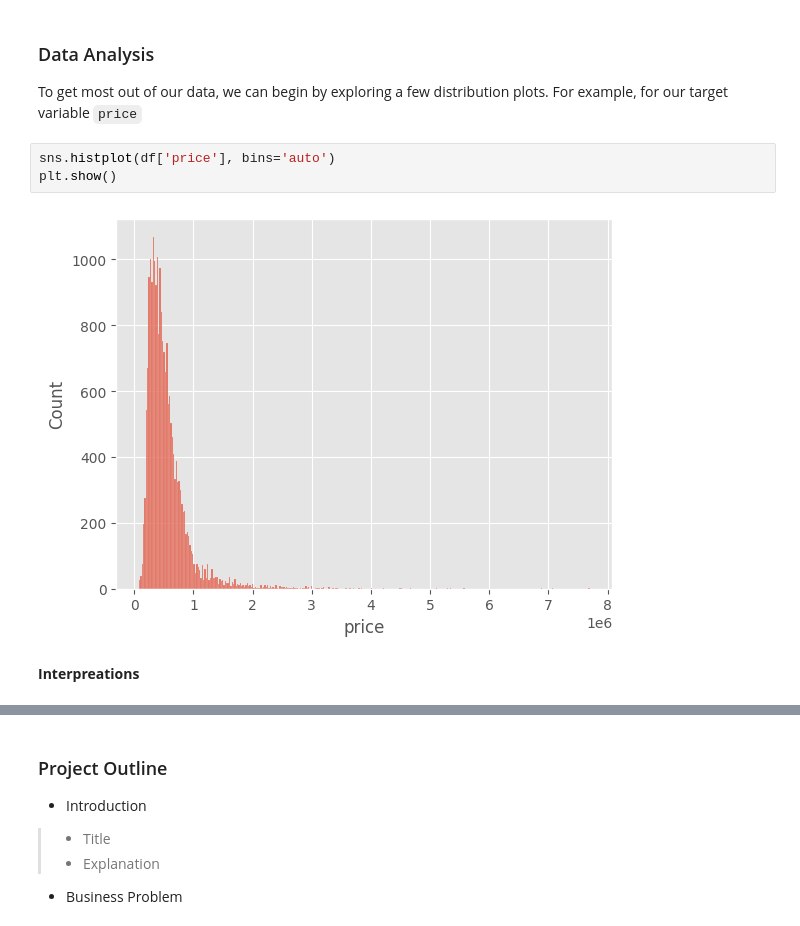
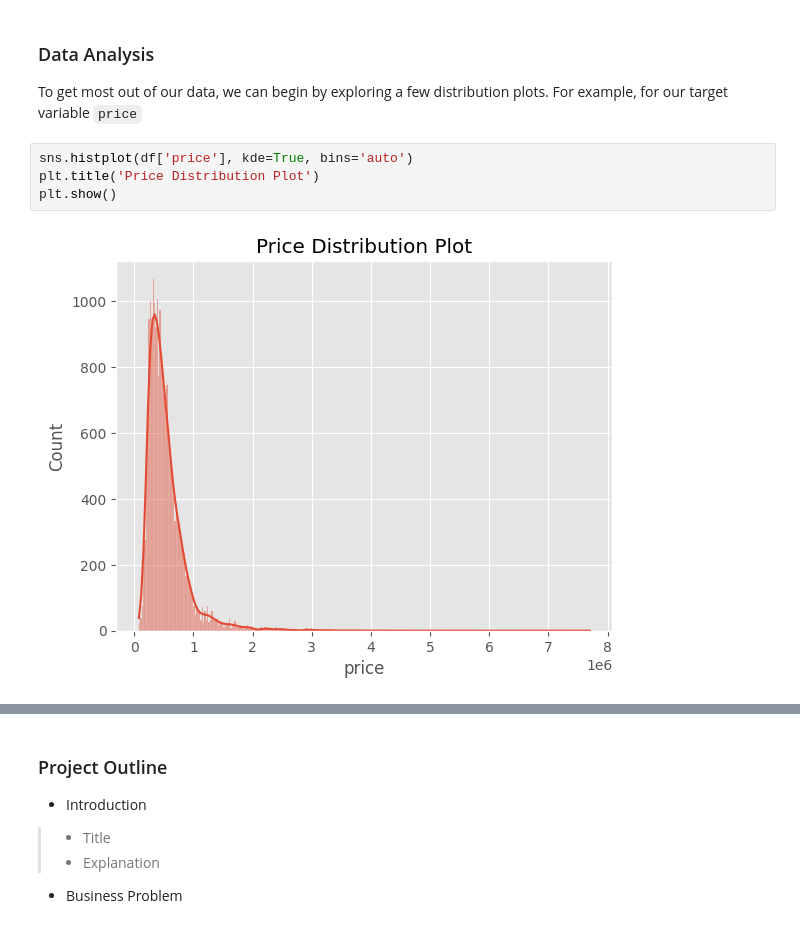
Before and after one commit to D-EKALE/KC-Housing-Project-2, a Jupyter notebook: student.ipynb, the cells around one changed output, grey strips where cells are left out. Saved outputs shown, nothing was run; the diff lists cells and outputs as text.

````diff
--- a/student.ipynb
+++ b/student.ipynb
@@ -116,9 +116,8 @@ df['yr_renovated'] = df['yr_renovated'].fillna(0).astype(int)
 ### Data Analysis
 To get most out of our data, we can begin by exploring a few distribution plots. For example, for our target variable ```price```
 # %%
-sns.histplot(df['price'], bins='auto')
+sns.histplot(df['price'], kde=True, bins='auto')
+plt.title('Price Distribution Plot')
 plt.show()
 # %% [output]
-[figure, old version]
+[figure, new version]
-# %% [markdown]
-**Interpreations**
````
Also changed, not shown: parts of 2 cells of this notebook.
